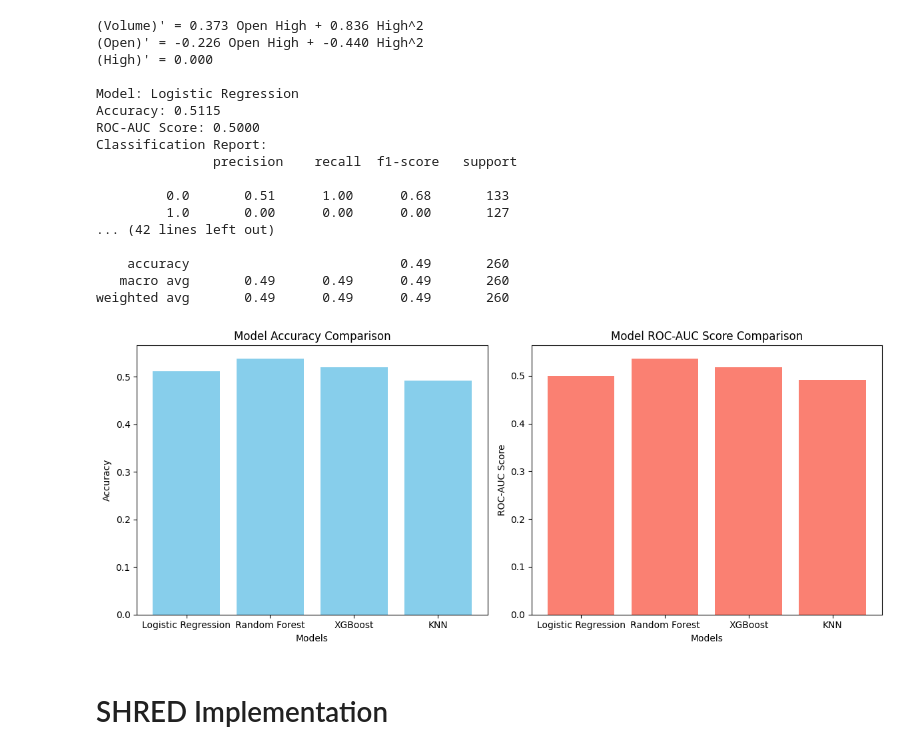
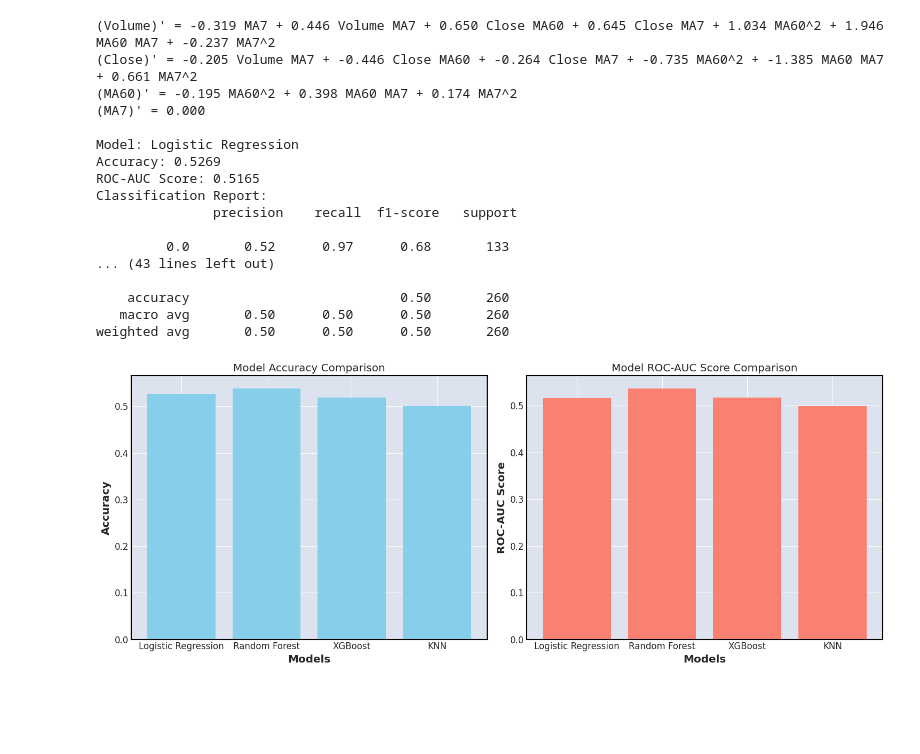
Before and after one commit to easyCoder-Ai/Modelling_From_Measurments_HW, a Jupyter notebook: mainFIle.ipynb, the cells around one changed output. Saved outputs shown, nothing was run; the diff lists cells and outputs as text; code cells hidden in the pictures; blank space fills up the shorter version.

```diff
--- a/mainFIle.ipynb
+++ b/mainFIle.ipynb
@@ -53,0 +134,2 @@ Date
+# %%
+data.drop(columns=['Open', 'High', 'Low'], inplace=True)
@@ -169,7 +344,4 @@ Shape of y_test is:   260
 # %%
-################################ Machine Learning model function to be used in different parts of our project ####################
-# Store results
-
 def MLModelTest(x_train, y_train, x_test, y_test):
     results = {}
     models = {
@@ -212,7 +384,7 @@ def MLModelTest(x_train, y_train, x_test, y_test):
     roc_aucs = [results[model]["roc_auc"] for model in model_names]
 
     # Plot Accuracy and ROC-AUC Score
-    plt.figure(figsize=(12, 5))
+    plt.figure(figsize=(15,6))
 
     # Accuracy Bar Plot
     plt.subplot(1, 2, 1)
@@ -482,22 +743,17 @@ weighted avg       0.49      0.49      0.49       260
 # %%
 
-# Apply SINDy
-model = ps.SINDy(feature_names=data.columns,  # Use feature names if x_train is a DataFrame
-                 differentiation_method=ps.FiniteDifference())
+with warnings.catch_warnings():
+    warnings.simplefilter("ignore")
+
+    # Apply SINDy
+    model = ps.SINDy(feature_names=data.columns,  # Use feature names if x_train is a DataFrame
+                    differentiation_method=ps.FiniteDifference())
 
 
-model.fit(x_train)
-model.print()
+    model.fit(x_train)
+    model.print()
 
-coefficients = model.coefficients()
-num_equations = coefficients.shape[0]  # Get the number of equations
-
-# for i in range(num_equations):
-#   plt.figure(figsize=(10, 5))
-#   plt.bar(range(len(coefficients[i])), coefficients[i])  # Plot coefficients for each equation
-#   plt.title('SINDy Coefficients for Equation {}'.format(i+1))
-#   plt.xlabel('Feature Term Index')
-#   plt.ylabel('Coefficient Value')
-#   plt.show()
+    coefficients = model.coefficients()
+    num_equations = coefficients.shape[0]  # Get the number of equations
 # %% [output]
 (Volume)' = 0.000
@@ -544,38 +833,36 @@ weighted avg       0.53      0.53      0.53       260
 # %%
 # Implement SinDy after SVD
-svd = TruncatedSVD(n_components=3)
+svd = TruncatedSVD(n_components=4)
 x_train_svd = svd.fit_transform(x_train)
 x_test_svd = svd.transform(x_test)
 
 model = ps.SINDy(feature_names=data.columns,  # Use feature names if x_train is a DataFrame
                  differentiation_method=ps.FiniteDifference())
 
 
 model.fit(x_train_svd)
 model.print()
 
 coefficients = model.coefficients()
 x_train_transformed = np.dot(x_train_svd, coefficients)
 x_test_transformed = np.dot( x_test_svd, coefficients)
 MLModelTest(x_train_transformed, y_train, x_test_transformed, y_test)
 # %% [output]
-(Volume)' = 0.373 Open High + 0.836 High^2
-(Open)' = -0.226 Open High + -0.440 High^2
-(High)' = 0.000
+(Volume)' = -0.319 MA7 + 0.446 Volume MA7 + 0.650 Close MA60 + 0.645 Close MA7 + 1.034 MA60^2 + 1.946 MA60 MA7 + -0.237 MA7^2
+(Close)' = -0.205 Volume MA7 + -0.446 Close MA60 + -0.264 Close MA7 + -0.735 MA60^2 + -1.385 MA60 MA7 + 0.661 MA7^2
+(MA60)' = -0.195 MA60^2 + 0.398 MA60 MA7 + 0.174 MA7^2
+(MA7)' = 0.000
 
 Model: Logistic Regression
-Accuracy: 0.5115
-ROC-AUC Score: 0.5000
+Accuracy: 0.5269
+ROC-AUC Score: 0.5165
 Classification Report:
                precision    recall  f1-score   support
 
-         0.0       0.51      1.00      0.68       133
-         1.0       0.00      0.00      0.00       127
-... (42 lines left out)
+         0.0       0.52      0.97      0.68       133
+... (43 lines left out)
 
-    accuracy                           0.49       260
-   macro avg       0.49      0.49      0.49       260
-weighted avg       0.49      0.49      0.49       260
+    accuracy                           0.50       260
+   macro avg       0.50      0.50      0.50       260
+weighted avg       0.50      0.50      0.50       260
-[figure, old version]
+[figure, new version]
-# %% [markdown]
-# SHRED Implementation
```
Also changed, not shown: parts of 81 cells of this notebook, 1 other file.
